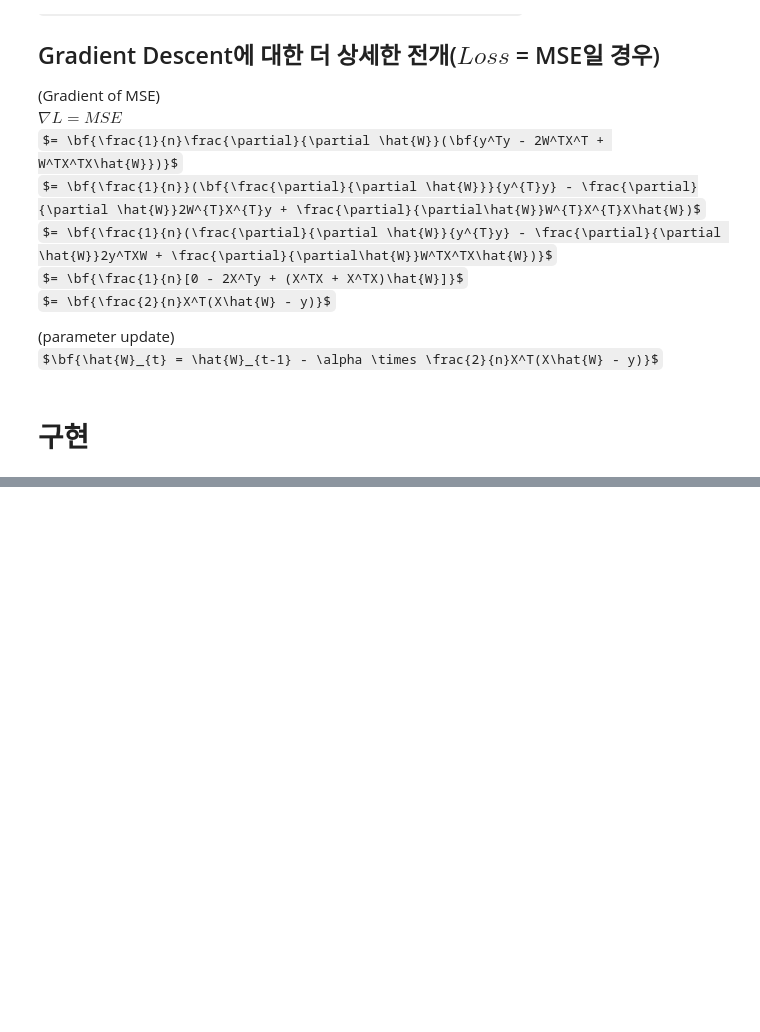
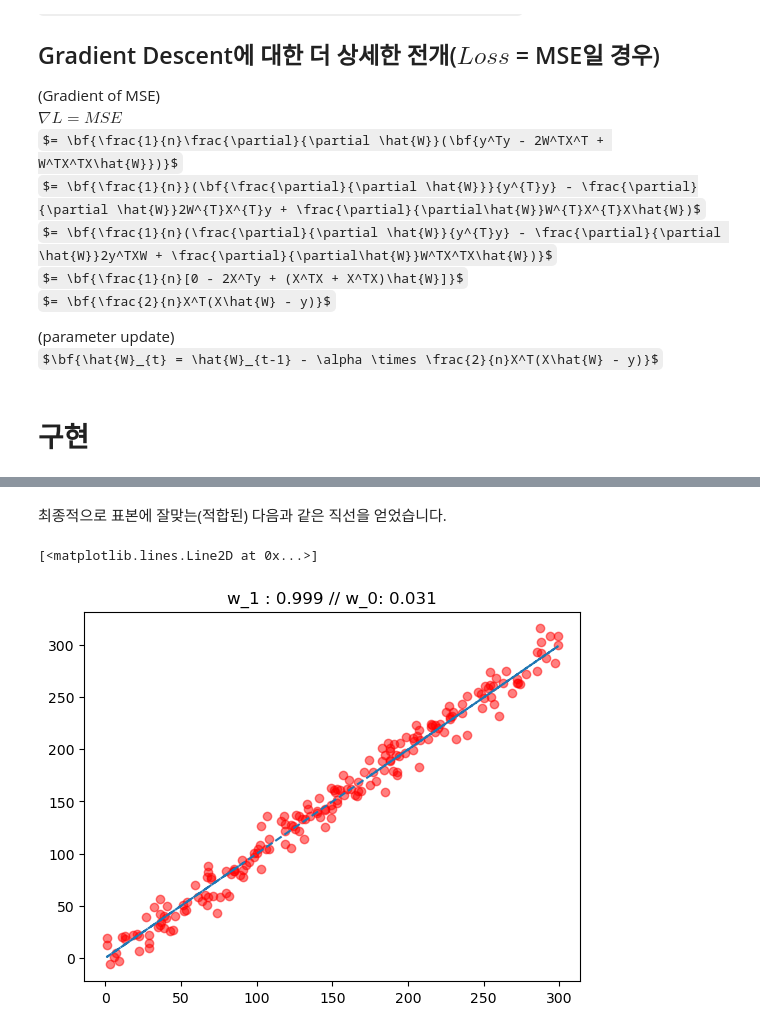
Before and after one commit to hoyeon1234/sin-hoyeon, a Jupyter notebook: posts/딥러닝(1) - 선형회귀/Linear Regression.ipynb, the cells around one changed output, grey strips where cells are left out. Cells and saved outputs as stored; diff of their text form; code cells hidden in the pictures; some formulas as TeX source; blank space fills up the shorter version.

```diff
--- a/posts/딥러닝(1) - 선형회귀/Linear Regression.ipynb
+++ b/posts/딥러닝(1) - 선형회귀/Linear Regression.ipynb
@@ -165,0 +171,9 @@ for epoch in range(100):
+# %% [markdown]
+최종적으로 표본에 잘맞는(적합된) 다음과 같은 직선을 얻었습니다.
+# %%
+plt.title("w_1 : {} // w_0: {}".format(round(W_hat[1].tolist()[0],3),round(W_hat[0].tolist()[0],3)))
+plt.plot(X[:,1],y,"ro",alpha=0.5)
+plt.plot(X[:,1],X@W_hat,"--")
+# %% [output]
+[<matplotlib.lines.Line2D at 0x...>]
+[figure, added]
```
Also changed, not shown: parts of 6 cells of this notebook, 6 other files.
